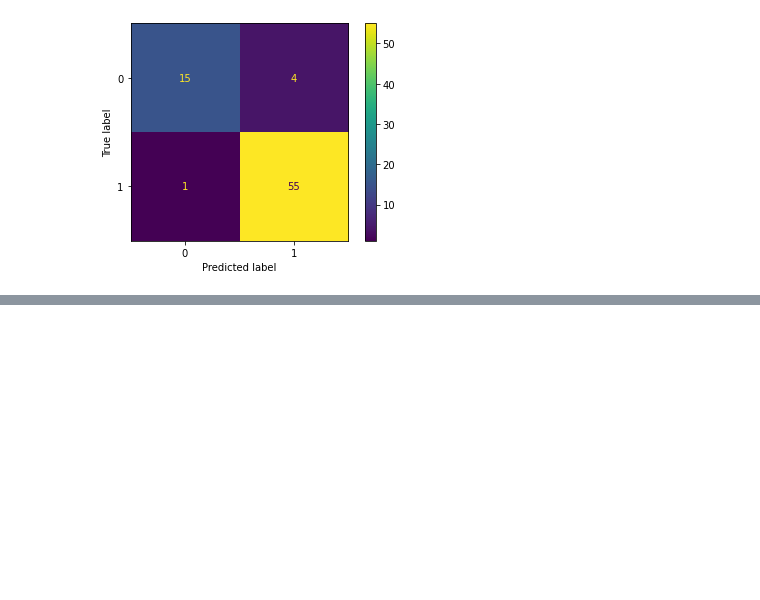
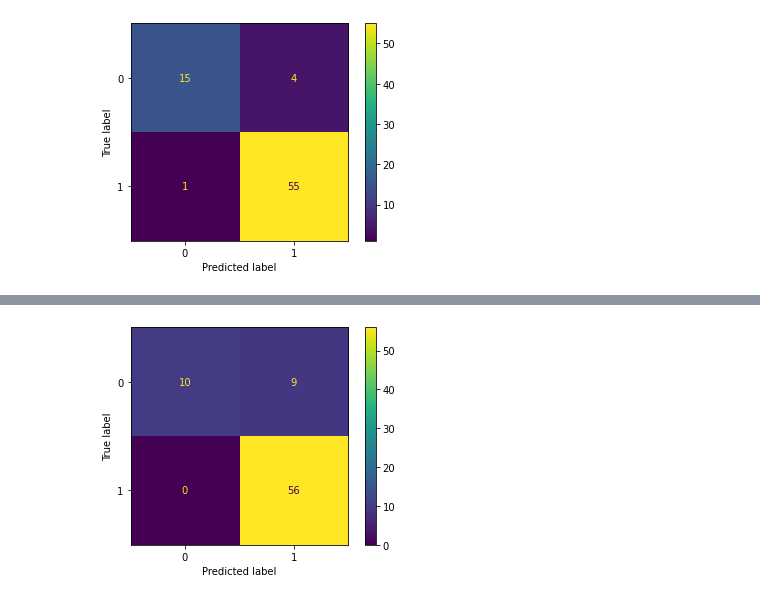
Before and after one commit to aathanush/ParksinsonsDiseaseDetection, a Jupyter notebook: Parkinson's Disease Detection.ipynb, the cells around one changed output, grey strips where cells are left out. Drawn from its saved outputs; the diff is of its cells as text; code cells hidden in the pictures; blank space fills up the shorter version.

Commit message:
Hybrid ensemble model

```diff
--- a/Parkinson's Disease Detection.ipynb
+++ b/Parkinson's Disease Detection.ipynb
@@ -683,8 +683,9 @@ disp.plot()
 plt.show()
 # %% [output]
 [figure]
+# %%
+model3=ExplainableBoostingClassifier(learning_rate=0.11629655)
 # %%
-model3=ExplainableBoostingClassifier(learning_rate=0.11)
 skf = StratifiedKFold(n_splits=10, shuffle=True, random_state=1)
 accuracy = []
 precision = []
@@ -734,0 +738,28 @@ plt.show()
+# %%
+XRE_AFSA=VotingClassifier(estimators=[('xgb',model),('rfr',model2),('ebm',model3)],weights=[1,3,2],voting='soft')
+
+skf = StratifiedKFold(n_splits=10, shuffle=True, random_state=1)
+accuracy = []
+precision = []
+recall = []
+f1 = []
+specificity = []
+
+for i,(train_index, test_index) in enumerate(skf.split(X, y)):
+    print(i)
+    x_train_fold, x_test_fold = X.iloc[list(train_index)], X.iloc[list(test_index)]
+    y_train_fold, y_test_fold = y[list(train_index)], y[list(test_index)]
+    XRE_AFSA.fit(x_train_fold, y_train_fold)
+    accuracy.append(accuracy_score(y_test_fold,XRE_AFSA.predict(x_test_fold)))
+    f1.append(f1_score(y_test_fold,XRE_AFSA.predict(x_test_fold)))
+    precision.append(precision_score(y_test_fold,XRE_AFSA.predict(x_test_fold)))
+    cm=confusion_matrix(y_test_fold,XRE_AFSA.predict(x_test_fold))
+    specificity.append(cm[0][0]/(cm[0][0]+cm[0][1]))
+    recall.append(recall_score(y_test_fold,XRE_AFSA.predict(x_test_fold)))
+
+
+print("Accuracy: ",mean(accuracy))
+print("F1 Score: ",mean(f1))
+print("Precision: ",mean(precision))
+print("Recall (Sensitivity): ",mean(recall))
+print("Specificity: ",mean(specificity))
@@ -734,0 +888,6 @@ plt.show()
+# %%
+disp=ConfusionMatrixDisplay(cm)
+disp.plot()
+plt.show()
+# %% [output]
+[figure, added]
```
Also changed, not shown: parts of 10 cells of this notebook.
